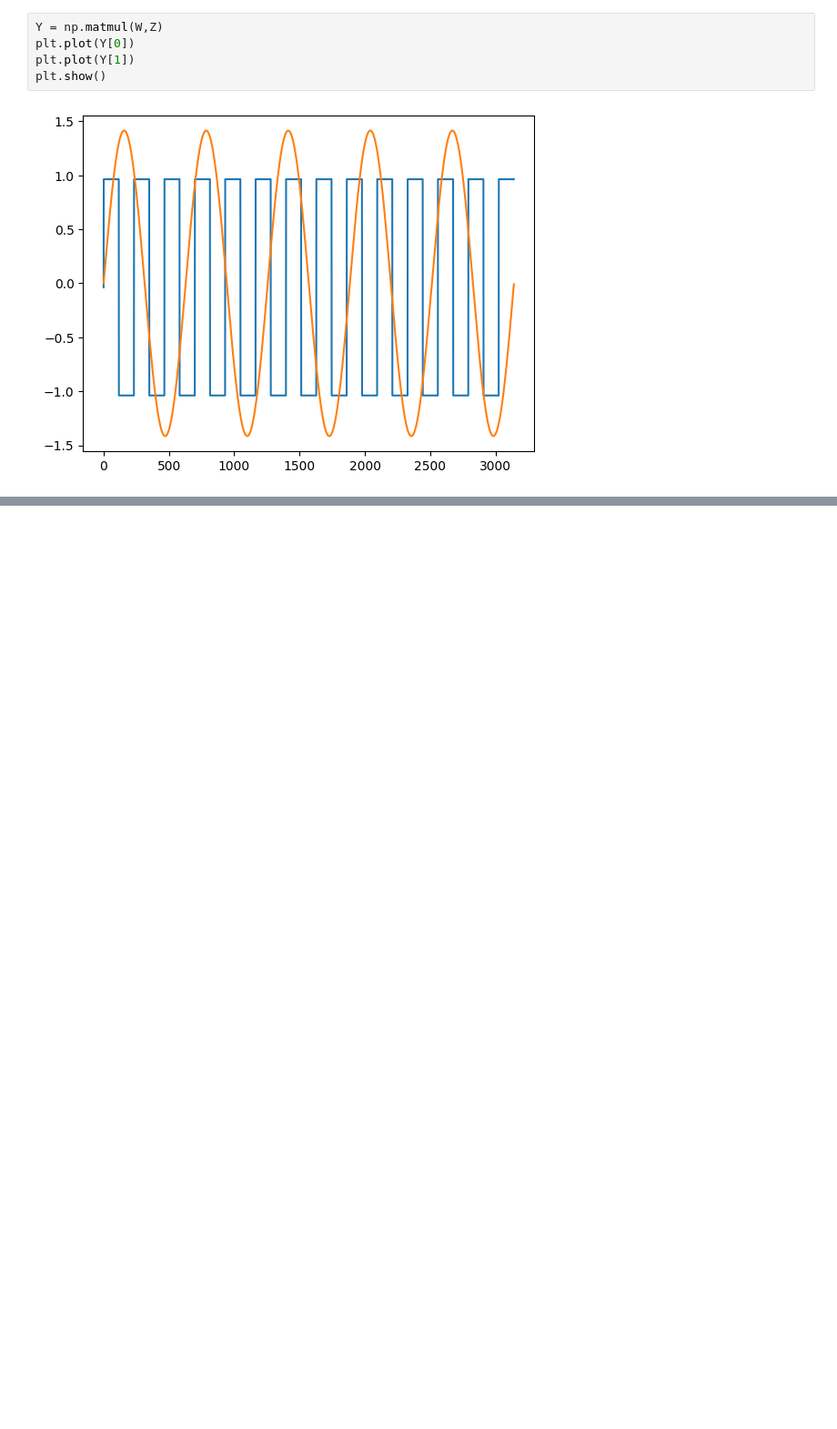
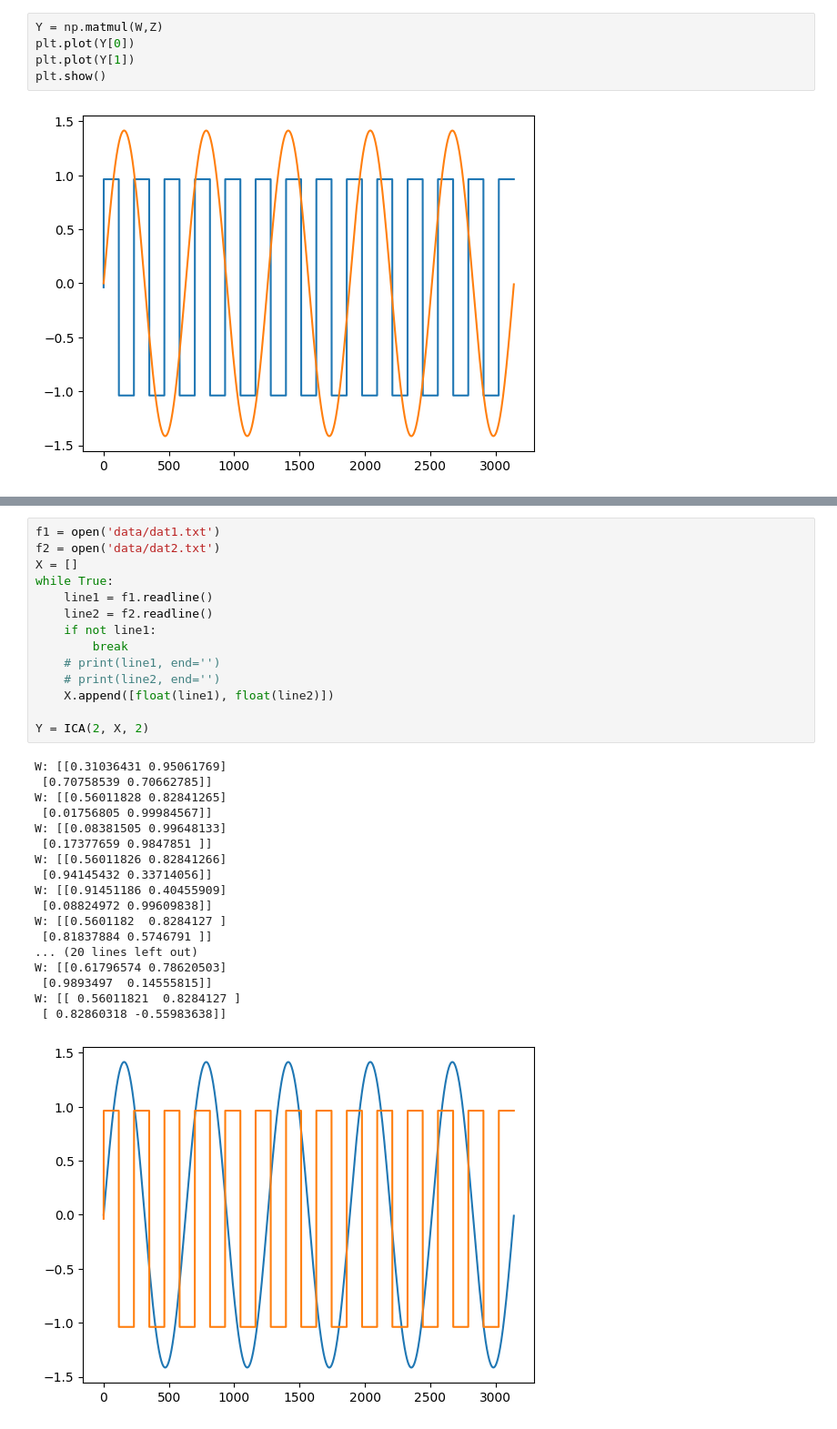
Before and after one commit to gunnersgoestocl/eeic-BasicP2023_final, a Jupyter notebook: ICA1.ipynb, the cells around one changed output, grey strips where cells are left out. Shown at 91% size. Drawn from its saved outputs; the diff is of its cells as text; blank space fills up the shorter version.

```diff
--- a/ICA1.ipynb
+++ b/ICA1.ipynb
@@ -177,0 +307,33 @@ plt.show()
+# %%
+f1 = open('data/dat1.txt')
+f2 = open('data/dat2.txt')
+X = []
+while True:
+    line1 = f1.readline()
+    line2 = f2.readline()
+    if not line1:
+        break
+    # print(line1, end='')
+    # print(line2, end='')
+    X.append([float(line1), float(line2)])
+
+Y = ICA(2, X, 2)
+# %% [output]
+W: [[0.31036431 0.95061769]
+ [0.70758539 0.70662785]]
+W: [[0.56011828 0.82841265]
+ [0.01756805 0.99984567]]
+W: [[0.08381505 0.99648133]
+ [0.17377659 0.9847851 ]]
+W: [[0.56011826 0.82841266]
+ [0.94145432 0.33714056]]
+W: [[0.91451186 0.40455909]
+ [0.08824972 0.99609838]]
+W: [[0.5601182  0.8284127 ]
+ [0.81837884 0.5746791 ]]
+... (20 lines left out)
+W: [[0.61796574 0.78620503]
+ [0.9893497  0.14555815]]
+W: [[ 0.56011821  0.8284127 ]
+ [ 0.82860318 -0.55983638]]
+[figure, added]
```
Also changed, not shown: parts of 3 cells of this notebook, 2 other files.
